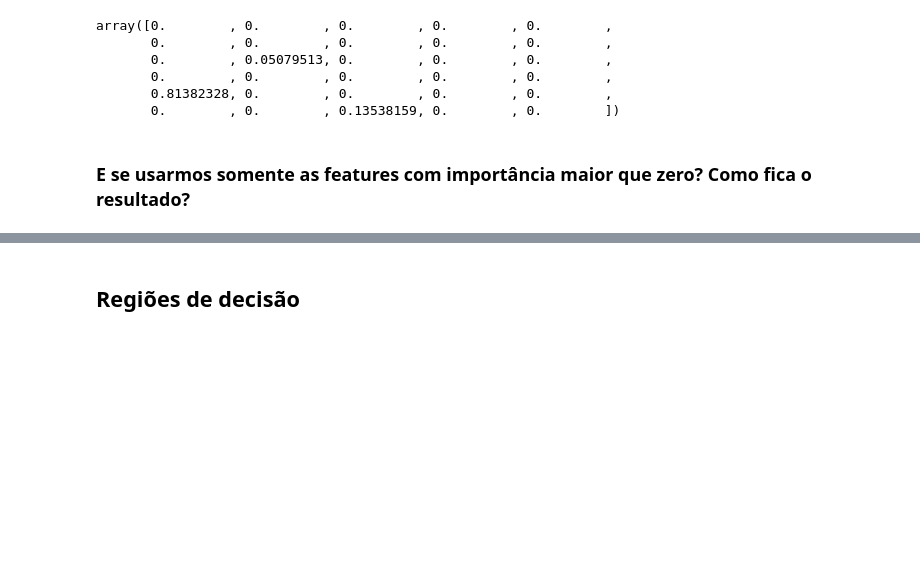
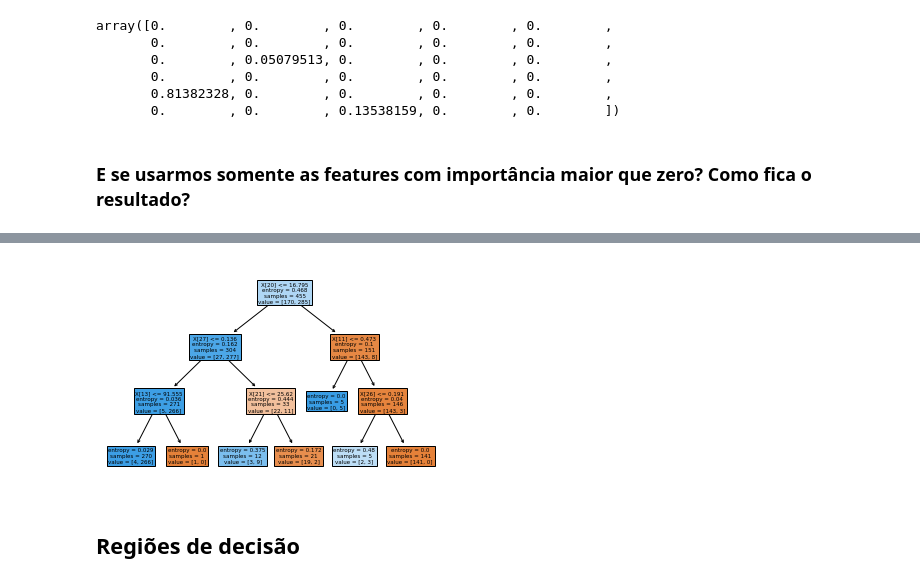
Before and after one commit to InsightLab/imersao-ciencia-de-dados, a Jupyter notebook: 2019/07-Modelos_Baseados_em_Arvores/1-Arvores_Decisao-Parte_1.ipynb, the cells around one changed output, grey strips where cells are left out. Drawn from its saved outputs; the diff is of its cells as text; code cells hidden in the pictures; blank space fills up the shorter version.

```diff
--- a/2019/07-Modelos_Baseados_em_Arvores/1-Arvores_Decisao-Parte_1.ipynb
+++ b/2019/07-Modelos_Baseados_em_Arvores/1-Arvores_Decisao-Parte_1.ipynb
@@ -38,3 +113,7 @@ array([0.        , 0.        , 0.        , 0.        , 0.        ,
+# %%
+tree.plot_tree(dt, filled=True);
+# %% [output]
+[figure, added]
 # %% [markdown]
 ## Regiões de decisão
 # %% [markdown]
```
Also changed, not shown: parts of 11 cells of this notebook, 3 other files.
